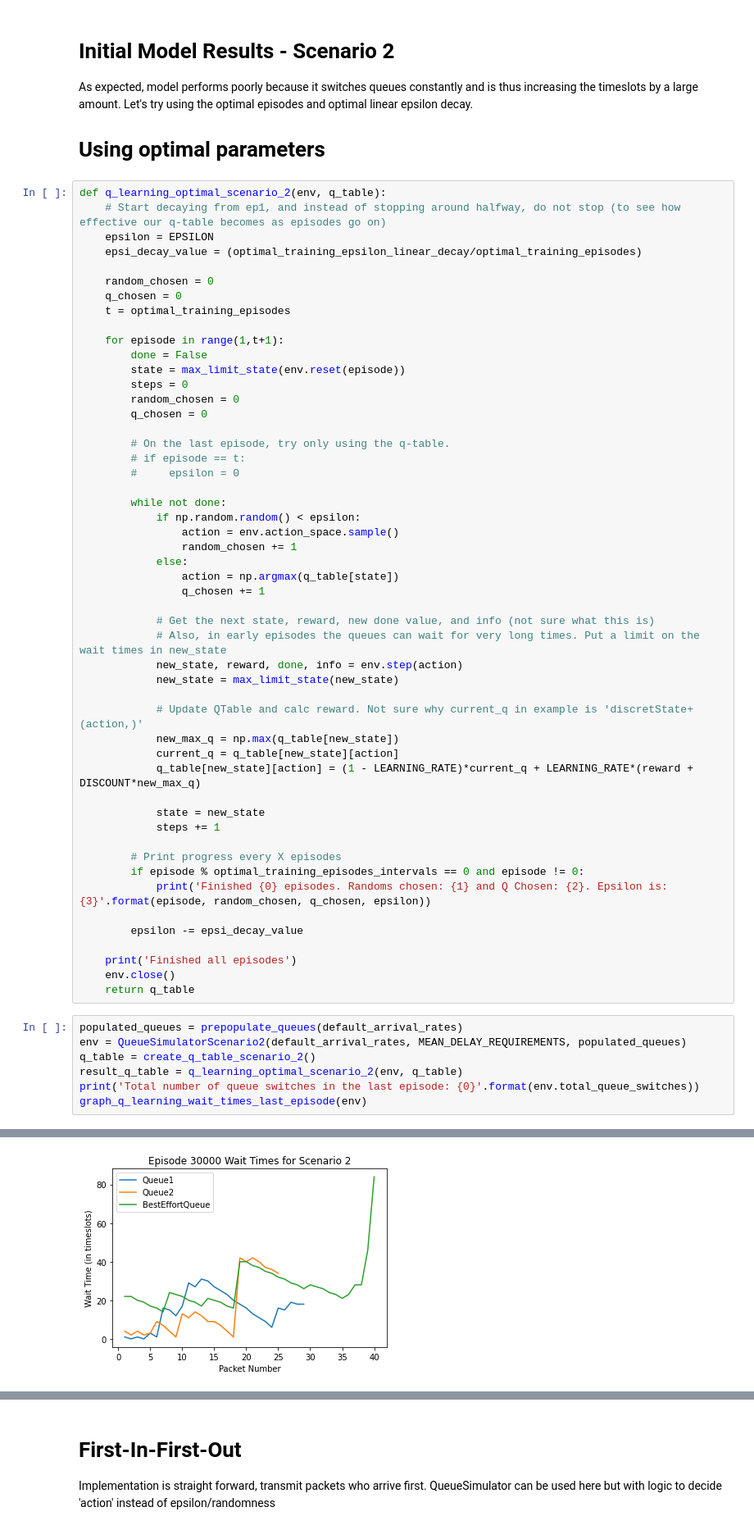
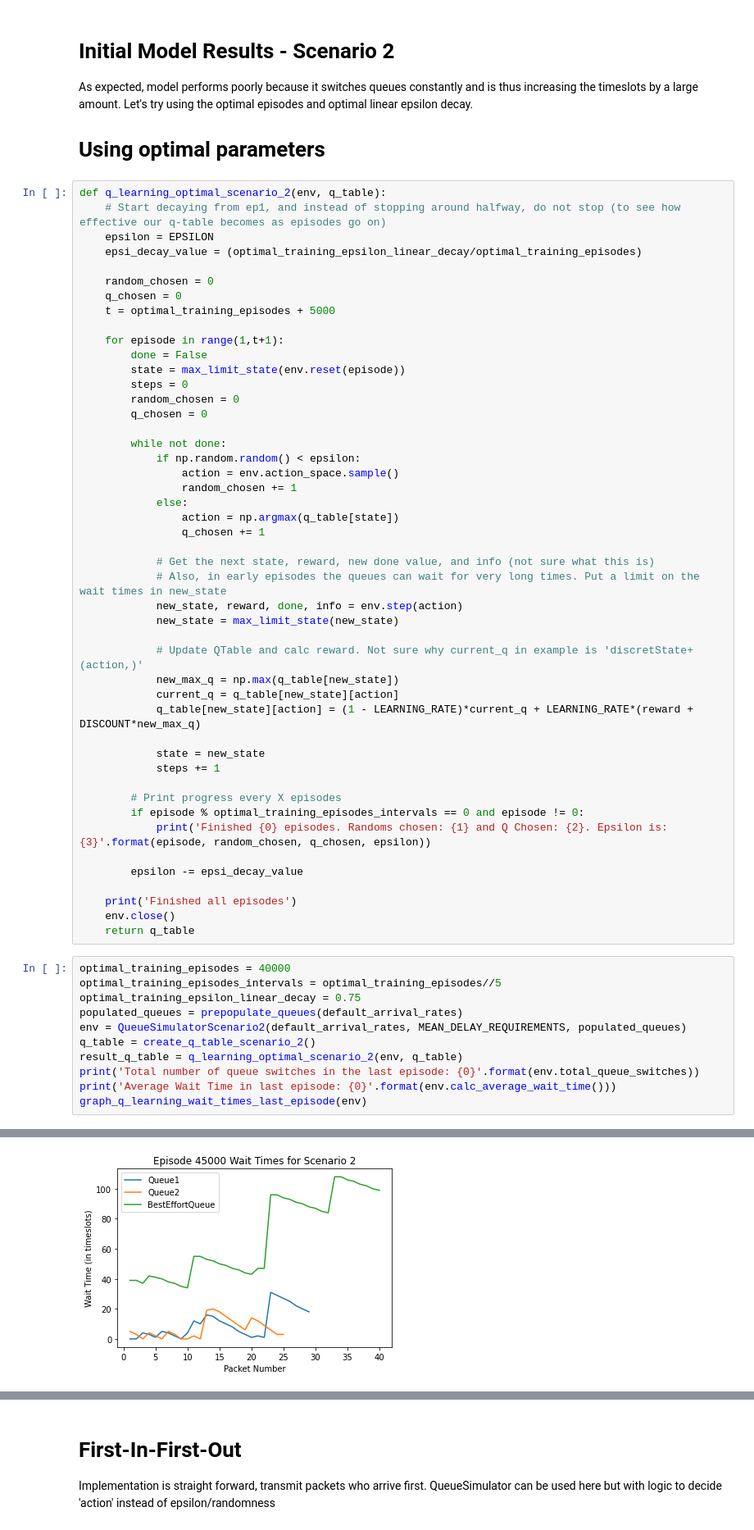
Before and after one commit to s3719678/ML_A2, a Jupyter notebook: notebooks/duc.ipynb, the cells around one changed output, grey strips where cells are left out. Shown at 82% size. Drawn from its saved outputs; the diff is of its cells as text.

```diff
--- a/notebooks/duc.ipynb
+++ b/notebooks/duc.ipynb
@@ -743,7 +908,7 @@ def q_learning_optimal_scenario_2(env, q_table):
 
     random_chosen = 0
     q_chosen = 0
-    t = optimal_training_episodes
+    t = optimal_training_episodes + 5000
 
     for episode in range(1,t+1):
         done = False
@@ -751,10 +916,6 @@ def q_learning_optimal_scenario_2(env, q_table):
         steps = 0
         random_chosen = 0
         q_chosen = 0
-
-        # On the last episode, try only using the q-table.
-        # if episode == t:
-        #     epsilon = 0
 
         while not done:
             if np.random.random() < epsilon:
@@ -787,11 +948,15 @@ def q_learning_optimal_scenario_2(env, q_table):
     env.close()
     return q_table
 # %%
+optimal_training_episodes = 40000
+optimal_training_episodes_intervals = optimal_training_episodes//5
+optimal_training_epsilon_linear_decay = 0.75
 populated_queues = prepopulate_queues(default_arrival_rates)
 env = QueueSimulatorScenario2(default_arrival_rates, MEAN_DELAY_REQUIREMENTS, populated_queues)
 q_table = create_q_table_scenario_2()
 result_q_table = q_learning_optimal_scenario_2(env, q_table)
 print('Total number of queue switches in the last episode: {0}'.format(env.total_queue_switches))
+print('Average Wait Time in last episode: {0}'.format(env.calc_average_wait_time()))
 graph_q_learning_wait_times_last_episode(env)
 # %% [output]
 Populated Queues with arrival rates: [0.3, 0.25, 0.4]. Packets per timeslot: 0.95.
@@ -805 +971 @@ Total number of queue switches in the last episode: 83
-[figure, old version]
+[figure, new version]
```
Also changed, not shown: parts of 21 cells of this notebook, 1 other file.
